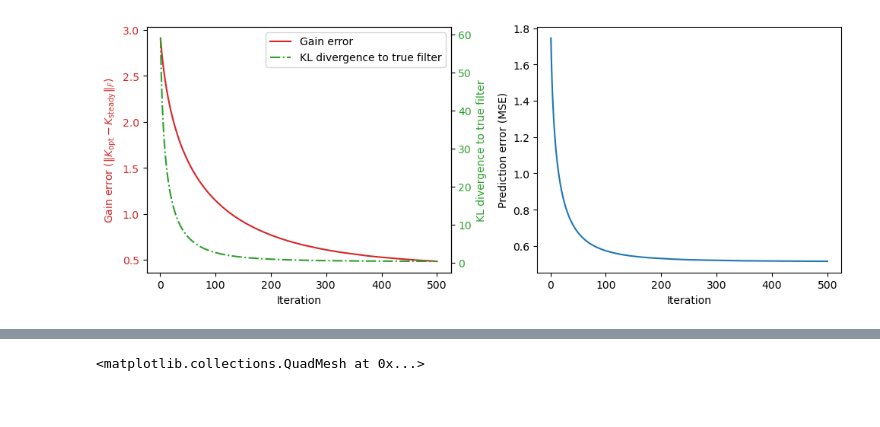
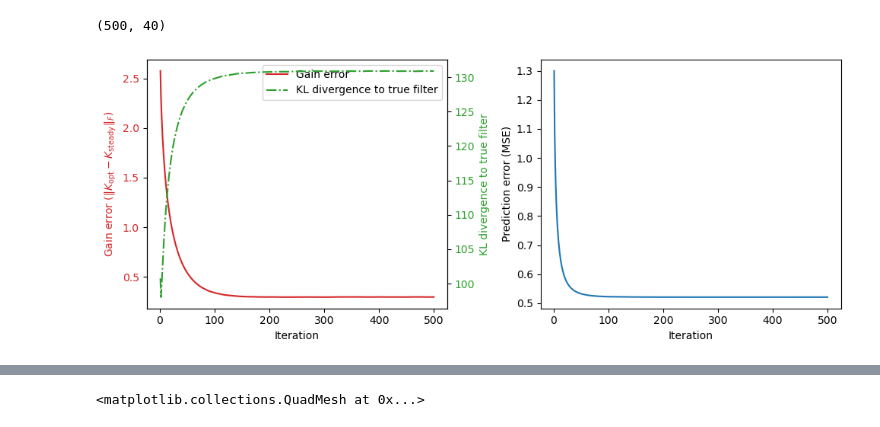
Before and after one commit to enochcluk/variational_filtering, a Jupyter notebook: fixed_linear.ipynb, the cells around one changed output, grey strips where cells are left out. Drawn from its saved outputs; the diff is of its cells as text; code cells hidden in the pictures.

Commit message:
unstable matrix for ensrf inflation learn, no-peeking (dynamic) fixed gain learning, and a particle filter that works very poorly

```diff
--- a/fixed_linear.ipynb
+++ b/fixed_linear.ipynb
@@ -10,12 +10,15 @@ from tqdm import tqdm
 import matplotlib.pyplot as plt
 from jax.tree_util import Partial
 
+from jax.numpy import linalg as jnpl
+from tqdm.auto import tqdm
+
 
 key = random.PRNGKey(3)
 
 # System dimensions
 n = 40  # System dimension
-num_steps = 100 # number of steps
+num_steps = 500 # number of steps
 J0 = 0 # burn in period
 N = 10 # Monte Carlo samples
 
@@ -96,2 +107,16 @@ alpha = 1e-5
 # %%
 m, C, K = kalman_filter_process(A_step, jac_func, m0, C0, observations, H, Q, R)
+# %%
+m.shape
+# %% [output]
+(500, 40)
+# %%
+alpha = 0.001  # Learning rate
+beta1 = 0.9
+beta2 = 0.999
+epsilon = 1e-8
+
+m = jnp.zeros_like(H)  # First moment vector
+v = jnp.zeros_like(H)  # Second moment vector
+
+t = 0
@@ -98,26 +165,30 @@ m, C, K = kalman_filter_process(A_step, jac_func, m0, C0, observations, H, Q, R)
 # %%
-import numpy as np
-import matplotlib.pyplot as plt
-from jax.numpy import linalg as jnpl
-from tqdm.auto import tqdm
-
-
 true_div = []
 prediction_errors = []
 norms = []
 Ks = []
 
-n_iters = 500
+n_iters = 100
+var_cost_grad = grad(var_cost, argnums=0)
+# Initial guess for K and optimization parameters
+K_opt = jnp.eye(n) * 0.1
+alpha = 1e-5
 
 for i in tqdm(range(n_iters)):
     key, _ = random.split(key)
     # Update the gradient and Kalman gain
     grad_K = var_cost_grad(K_opt, m0, C0, n, M, H, Q, R, observations, key, N, num_steps, J0)
+    t += 1  # ADAM
+    # m = beta1 * m + (1 - beta1) * grad_K
+    # v = beta2 * v + (1 - beta2) * (grad_K ** 2)
+    # m_hat = m / (1 - beta1 ** t)
+    # v_hat = v / (1 - beta2 ** t)
+    # K_opt -= alpha * (m_hat / (jnp.sqrt(v_hat) + epsilon))
     K_opt -= alpha * grad_K
     Ks.append(K_opt)
     # Apply filtering with the newly optimized K to generate state predictions
     predicted_states, covariances = apply_filtering_fixed_linear(m0, C0, observations, K_opt, n, M, H, Q, R)
-    prediction_error = np.mean(np.mean((predicted_states - true_states)**2, axis=1))#jnpl.norm(predicted_states - true_states) ** 2 / len(true_states)
+    prediction_error = jnp.mean(jnp.mean((predicted_states - true_states)**2, axis=1))#jnpl.norm(predicted_states - true_states) ** 2 / len(true_states)
     prediction_errors.append(prediction_error)
     norms.append(jnpl.norm(K_opt - K_steady))
     total_kl_divergence = 0
@@ -127,6 +198,7 @@ for i in tqdm(range(n_iters)):
 
     true_div.append(total_kl_divergence / num_steps)
 # %%
+n_iters = num_steps
 import matplotlib.pyplot as plt
 
 fig, (ax1, ax3) = plt.subplots(figsize=(10, 4), ncols=2)
@@ -135,31 +207,31 @@ fig, (ax1, ax3) = plt.subplots(figsize=(10, 4), ncols=2)
 color = 'tab:red'
 ax1.set_xlabel('Iteration')
 ax1.set_ylabel('Gain error ($\|K_\mathrm{opt} - K_\mathrm{steady}\|_F$)', color=color)
 line1, = ax1.plot(range(1, n_iters+1), norms, label='Gain error', color=color)
 ax1.tick_params(axis='y', labelcolor=color)
 
 # Instantiate a second y-axis for Prediction Error and True Divergence
 ax2 = ax1.twinx()
 color_pred = 'tab:green'
 ax2.set_ylabel('KL divergence to true filter', color=color_pred)
 #line1, = ax2.plot(prediction_errors, label='Prediction Error (MSE)', color=color_pred, linestyle='--')
 line2, = ax2.plot(range(1, n_iters+1), true_div, label='KL divergence to true filter', color=color_pred, linestyle='-.')
 ax2.tick_params(axis='y', labelcolor=color_pred)
 
 # Title and combined legend
 #plt.title('Gain errors and KL divergence over iterations')
 
 # Creating a combined legend for all lines
 lines = [line1, line2]
 labels = [line.get_label() for line in lines]
 ax1.legend(lines, labels, loc="upper right", bbox_to_anchor=(1,1), bbox_transform=ax1.transAxes)
 
 ax3.plot(range(1, n_iters+1), prediction_errors)
 ax3.set_xlabel("Iteration")
 ax3.set_ylabel("Prediction error (MSE)")
 
 plt.tight_layout()
 #plt.show()
 plt.savefig("linear_gain.pdf")
 # %% [output]
-[figure, old version]
+[figure, new version]
```
Also changed, not shown: parts of 7 cells of this notebook, 29 other files.
